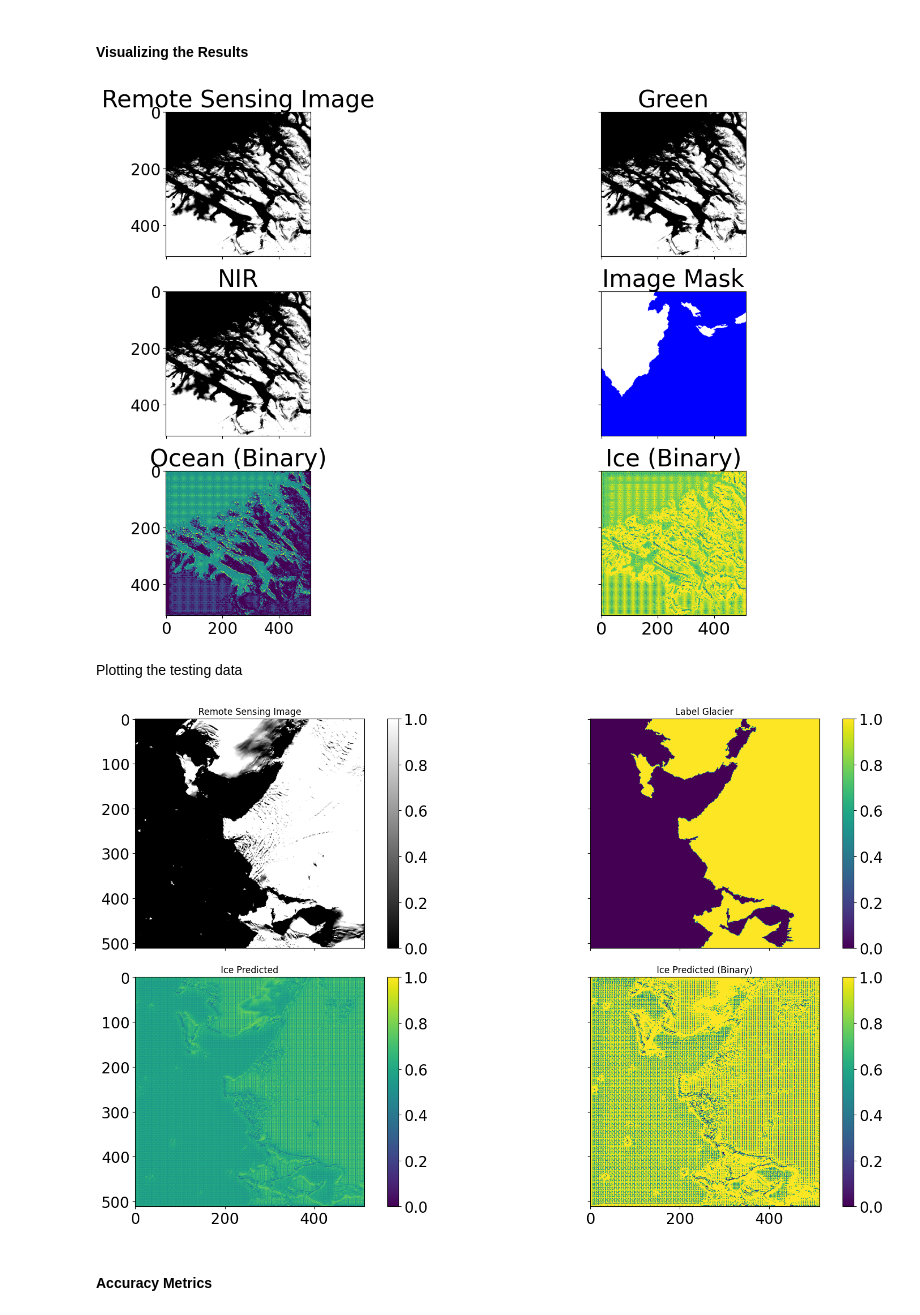
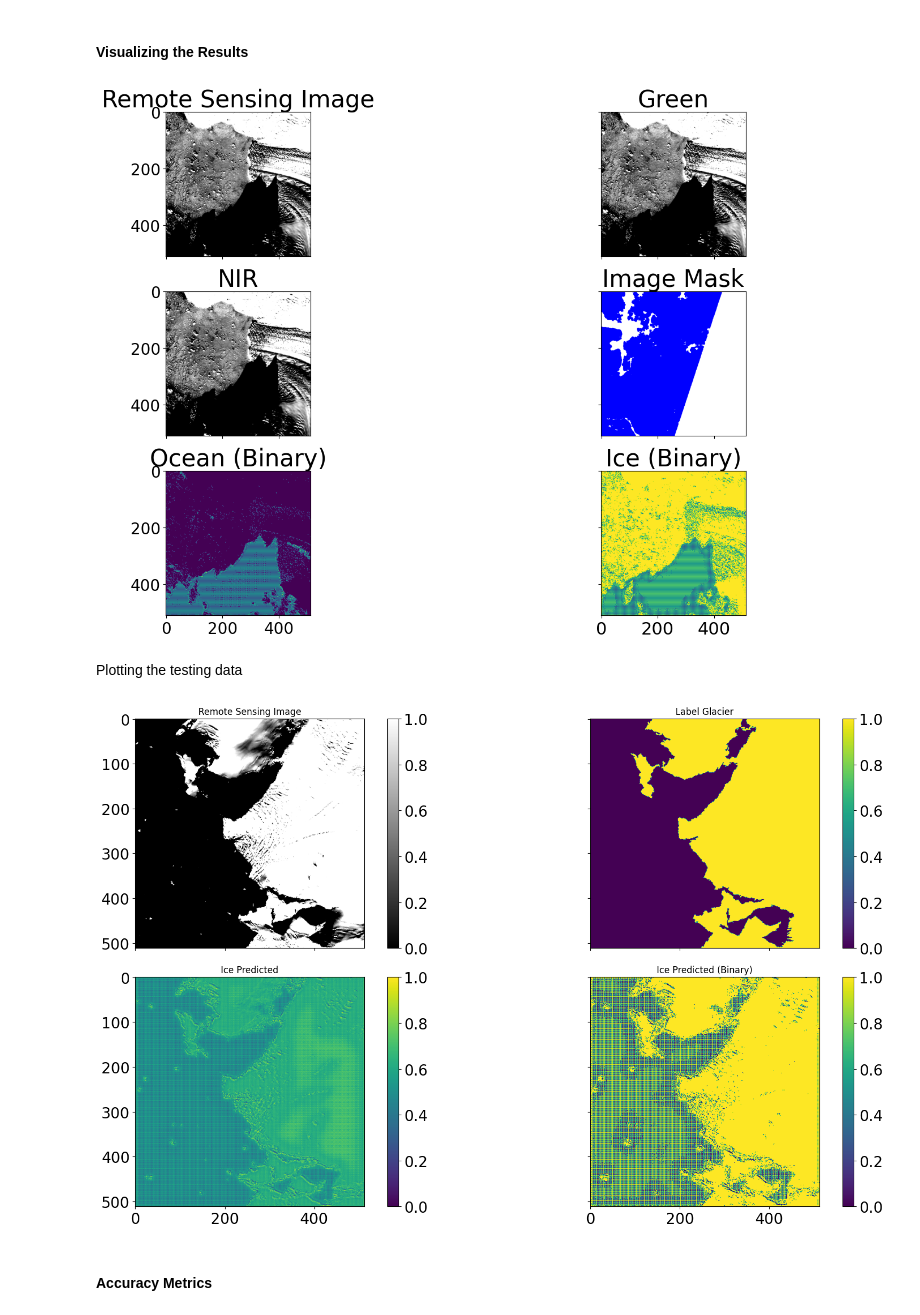
Before and after one commit to Christobaltobbin/Glacier-Regression-Detection-Deep-Learning, a Jupyter notebook: Scripts/Glacier_Detection_Main_Notebook.ipynb, the cells around one changed output. Drawn from its saved outputs; the diff is of its cells as text; code cells hidden in the pictures.

```diff
--- a/Scripts/Glacier_Detection_Main_Notebook.ipynb
+++ b/Scripts/Glacier_Detection_Main_Notebook.ipynb
@@ -285,6 +285,6 @@ callbacks = [
 # %% [markdown]
 #### Training the model
 # %%
-results = model.fit(x_train, y_train, batch_size= 4, epochs=1, callbacks=callbacks,
+results = model.fit(x_train, y_train, batch_size= 4, epochs=20, callbacks=callbacks,
                    validation_data=(x_val, y_val))
 # %% [output]
@@ -310,7 +325,7 @@ plt.legend();
 # %%
 # Load best model
 # Have a look at all saved models and take the one with the highest epoch value
-model.load_weights('./weights.01-0.87.h5')
+model.load_weights('./weights.06-0.88.h5')
 # %%
 # Evaluate on test set
 eval = model.evaluate(x_test, y_labels_test)
@@ -338,16 +353,16 @@ preds_test_t = (preds_test > 0.5).astype(np.uint8)
 #### Visualizing the Results
 # %%
 # Let's see how a prediction on the training data looks like
-plot_sample_all(x_train, y_train, preds_train, preds_train_t, ix=8, filename='test.png')
+plot_sample_all(x_train, y_train, preds_train, preds_train_t, ix=9, filename='test.png')
 # %% [output]
-[figure, old version]
+[figure, new version]
 # %% [markdown]
 Plotting the testing data
 # %%
 # Check if test data looks all right
 plot_sample(x_test, y_labels_test, preds_test, preds_test_t, ix=1)
 # %% [output]
-[figure, old version]
+[figure, new version]
 # %% [markdown]
 #### Accuracy Metrics
 # %%
```
Also changed, not shown: parts of 10 cells of this notebook.
